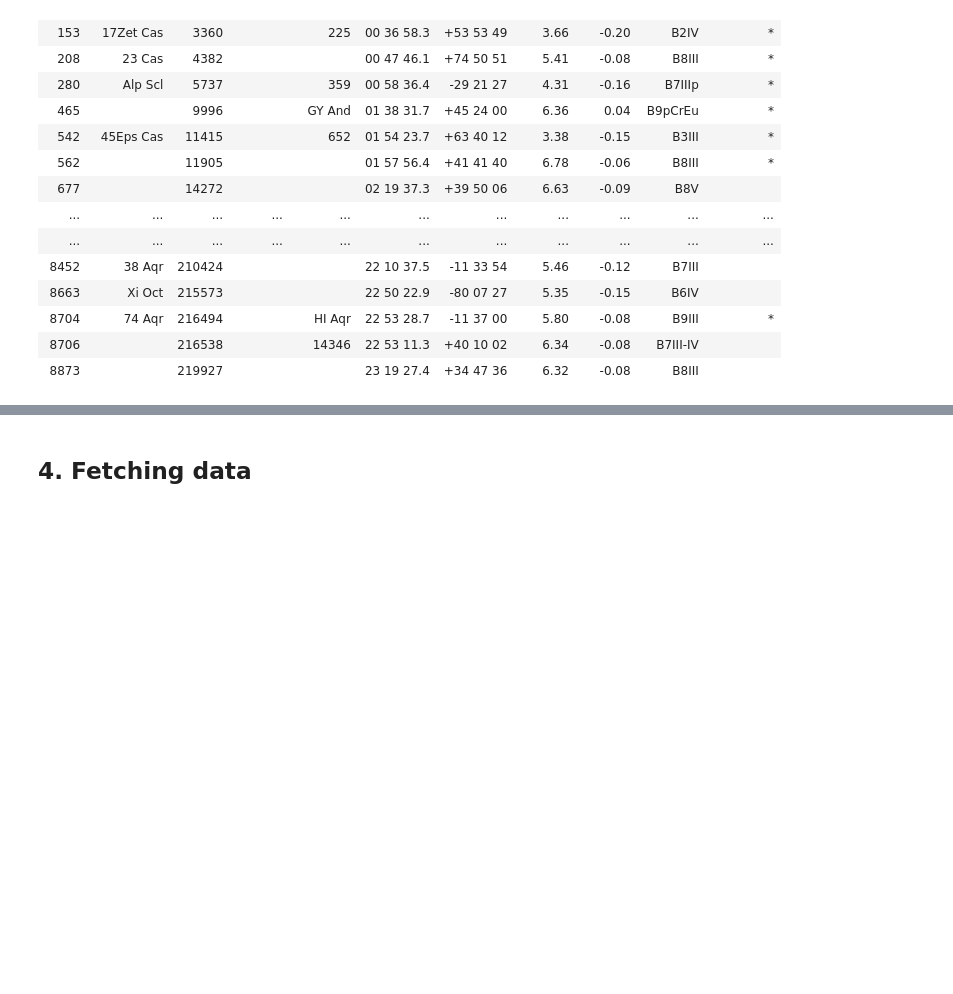
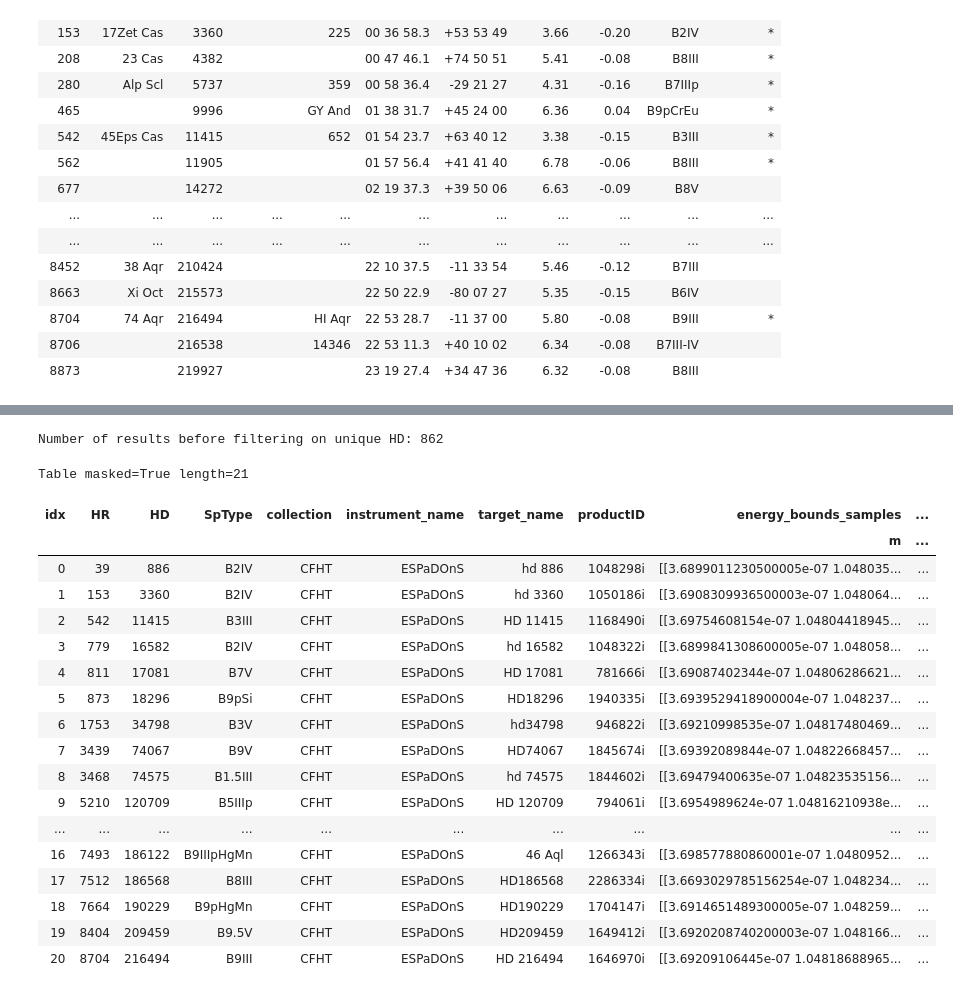
Before and after one commit to ellieb/astroquery_tutorial, a Jupyter notebook: astroquery_example_spectra.ipynb, the cells around one changed output, grey strips where cells are left out. Drawn from its saved outputs; the diff is of its cells as text; code cells hidden in the pictures; blank space fills up the shorter version.

```diff
--- a/astroquery_example_spectra.ipynb
+++ b/astroquery_example_spectra.ipynb
@@ -143 +128,16 @@ columns_subset = [
+# %%
+from astropy.table import Column
+from astropy.io import votable
+
+# Uploading the table does not accept the '-' character so rename column B-V to remove it
+bright_star_results.rename_column('B-V', 'B_V')
+
+# Add RA and Dec columns that use the proper format for ADQL geometrical functions
+ra_column = Column([coord.ra.degree for coord in coords], name='RA')
+dec_column = Column([coord.dec.degree for coord in coords], name='DEC')
+bright_star_results.add_column(ra_column)
+bright_star_results.add_column(dec_column)
+
+output_file = 'bright_star_results.xml'
+votable.writeto(bright_star_results, output_file)
 # %%
@@ -199,2 +189,0 @@ Table masked=True length=21
-# %% [markdown]
-## 4. Fetching data
@@ -204,0 +190,27 @@ urls = cadc.get_data_urls(unqiue_by_target)
+# %%
+print("Number of results before filtering on unique HD: {}".format(
+    len(espadons_results)))
+
+unique_espadons_results = unique(espadons_results, keys='HD')
+unique_espadons_results.show_in_notebook(display_length=5)
+# %% [output]
+Number of results before filtering on unique HD: 862
+Table masked=True length=21
+| idx | HR | HD | SpType | collection | instrument_name | target_name | productID | energy_bounds_samples | ... |
+|  |  |  |  |  |  |  |  | m | ... |
+| 0 | 39 | 886 | B2IV | CFHT | ESPaDOnS | hd 886 | 1048298i | [[3.6899011230500005e-07 1.048035... | ... |
+| 1 | 153 | 3360 | B2IV | CFHT | ESPaDOnS | hd 3360 | 1050186i | [[3.6908309936500003e-07 1.048064... | ... |
+| 2 | 542 | 11415 | B3III | CFHT | ESPaDOnS | HD 11415 | 1168490i | [[3.69754608154e-07 1.04804418945... | ... |
+| 3 | 779 | 16582 | B2IV | CFHT | ESPaDOnS | hd 16582 | 1048322i | [[3.6899841308600005e-07 1.048058... | ... |
+| 4 | 811 | 17081 | B7V | CFHT | ESPaDOnS | HD 17081 | 781666i | [[3.69087402344e-07 1.04806286621... | ... |
+| 5 | 873 | 18296 | B9pSi | CFHT | ESPaDOnS | HD18296 | 1940335i | [[3.6939529418900004e-07 1.048237... | ... |
+| 6 | 1753 | 34798 | B3V | CFHT | ESPaDOnS | hd34798 | 946822i | [[3.69210998535e-07 1.04817480469... | ... |
+| 7 | 3439 | 74067 | B9V | CFHT | ESPaDOnS | HD74067 | 1845674i | [[3.69392089844e-07 1.04822668457... | ... |
+| 8 | 3468 | 74575 | B1.5III | CFHT | ESPaDOnS | hd 74575 | 1844602i | [[3.69479400635e-07 1.04823535156... | ... |
+| 9 | 5210 | 120709 | B5IIIp | CFHT | ESPaDOnS | HD 120709 | 794061i | [[3.6954989624e-07 1.04816210938e... | ... |
+| ... | ... | ... | ... | ... | ... | ... | ... | ... | ... |
+| 16 | 7493 | 186122 | B9IIIpHgMn | CFHT | ESPaDOnS | 46 Aql | 1266343i | [[3.698577880860001e-07 1.0480952... | ... |
+| 17 | 7512 | 186568 | B8III | CFHT | ESPaDOnS | HD186568 | 2286334i | [[3.6693029785156254e-07 1.048234... | ... |
+| 18 | 7664 | 190229 | B9pHgMn | CFHT | ESPaDOnS | HD190229 | 1704147i | [[3.6914651489300005e-07 1.048259... | ... |
+| 19 | 8404 | 209459 | B9.5V | CFHT | ESPaDOnS | HD209459 | 1649412i | [[3.6920208740200003e-07 1.048166... | ... |
+| 20 | 8704 | 216494 | B9III | CFHT | ESPaDOnS | HD 216494 | 1646970i | [[3.69209106445e-07 1.04818688965... | ... |
```
Also changed, not shown: parts of 19 cells of this notebook.
